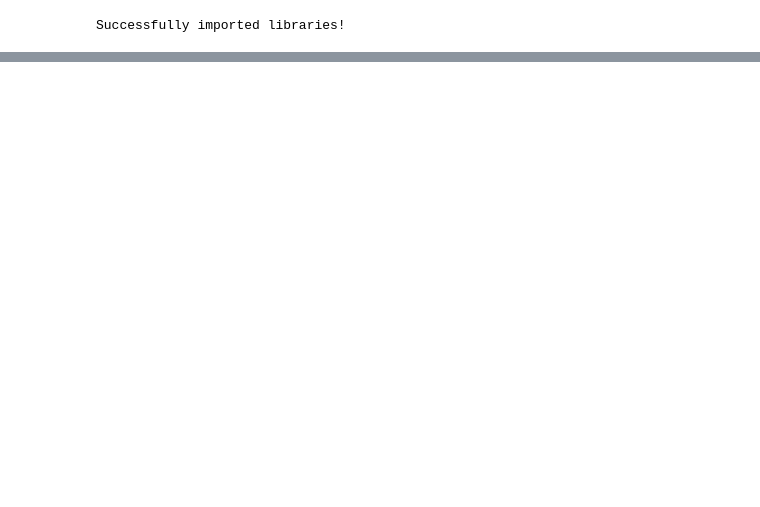
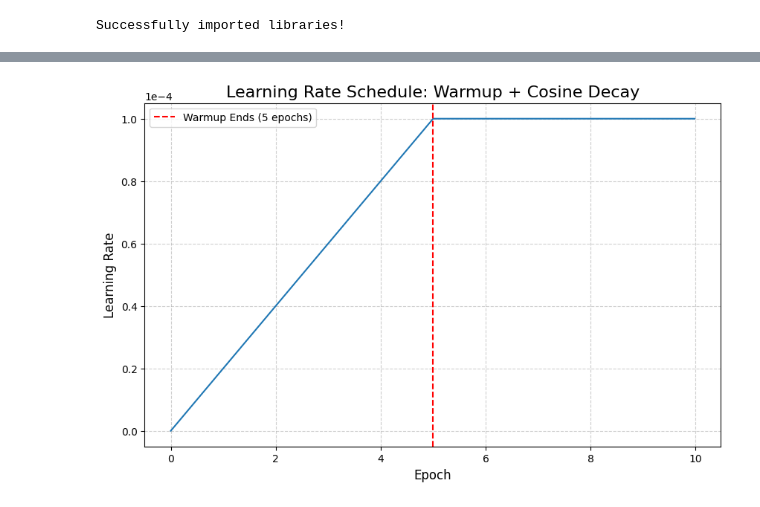
Before and after one commit to AntonStantan/matura, a Jupyter notebook: transformer/transformer1.ipynb, the cells around one changed output, grey strips where cells are left out. Drawn from its saved outputs; the diff is of its cells as text; code cells hidden in the pictures; blank space fills up the shorter version.

Commit message:
tweaking and playing around with transformer1

```diff
--- a/transformer/transformer1.ipynb
+++ b/transformer/transformer1.ipynb
@@ -203,15 +241,16 @@ class Transformer(tf.keras.Model):
 
         return final
 # %%
-num_layers = 6 #(original transformer size)
-num_heads = 8 #(original transformer size)
-d_model = 512 #(original transformer size)
-d_ff = 2048 #(original transformer size)
-dropout_rate = 0.1 #(original transformer size)
+# A smaller configuration to reduce overfitting
+num_layers = 2
+num_heads = 4
+d_model = 128
+d_ff = 512
+dropout_rate = 0.1  # Increased dropout
 max_seq_len = 16
 embedding_layer = Dense(d_model)
-batch_size = 16
-num_epochs= 50
+batch_size = 32
+num_epochs = 1000
 
 train_dataset = tf.data.Dataset.from_tensor_slices((x_train, y_train)).shuffle(len(x_train)).batch(batch_size)
 val_dataset = tf.data.Dataset.from_tensor_slices((x_val, y_val)).batch(batch_size)
@@ -282,8 +321,8 @@ class WarmupCosineDecay(tf.keras.optimizers.schedules.LearningRateSchedule):
 # --- Instantiate the new schedule ---
 # First, define the parameters
 warmup_epochs = 5
-num_epochs = 50 # This should match your training epochs
-batch_size = 16 # This must match the batch_size used in your dataset
+#num_epochs = 1000 # This should match your training epochs
+#batch_size = 16 # This must match the batch_size used in your dataset
 peak_lr = 1e-4
 
 # Calculate steps based on your data
@@ -299,6 +338,56 @@ lr_schedule = WarmupCosineDecay(
     decay_steps=decay_steps,
     alpha=0.1 # This means the LR will decay to 10% of peak_lr
 )
+# %%
+import matplotlib.pyplot as plt
+# Let's plot for 100 epochs to see the relevant part of the curve clearly
+num_epochs_to_plot = 10
+alpha = 0.1
+
+# --- Calculate the steps ---
+warmup_steps = warmup_epochs * steps_per_epoch
+total_steps_to_plot = num_epochs_to_plot * steps_per_epoch
+total_decay_steps = (num_epochs - warmup_epochs) * steps_per_epoch
+
+# --- Generate the learning rate values for each step ---
+steps = np.arange(total_steps_to_plot)
+learning_rates = np.zeros_like(steps, dtype=float)
+
+# 1. Warmup Phase
+# Linearly increases from 0 to peak_lr
+warmup_mask = steps < warmup_steps
+learning_rates[warmup_mask] = peak_lr * (steps[warmup_mask] / warmup_steps)
+
+# 2. Cosine Decay Phase
+decay_mask = steps >= warmup_steps
+decay_phase_steps = steps[decay_mask] - warmup_steps
+
+# Cosine decay formula
+cosine_decay = 0.5 * (1 + np.cos(np.pi * decay_phase_steps / total_decay_steps))
+decay_lr_values = (peak_lr - (peak_lr * alpha)) * cosine_decay + (peak_lr * alpha)
+learning_rates[decay_mask] = decay_lr_values
+
+# --- Create the plot ---
+# Convert steps to epochs for the x-axis
+epochs = steps / steps_per_epoch
+
+plt.figure(figsize=(10, 6))
+plt.plot(epochs, learning_rates)
+plt.title('Learning Rate Schedule: Warmup + Cosine Decay', fontsize=16)
+plt.xlabel('Epoch', fontsize=12)
+plt.ylabel('Learning Rate', fontsize=12)
+plt.grid(True, linestyle='--', alpha=0.6)
+
+# Add a vertical line to show where the warmup ends
+plt.axvline(x=warmup_epochs, color='r', linestyle='--', label=f'Warmup Ends ({warmup_epochs} epochs)')
+plt.legend()
+
+# Format the y-axis for better readability
+plt.ticklabel_format(style='sci', axis='y', scilimits=(0,0))
+
+plt.show()
+# %% [output]
+[figure, added]
 # %%
 transformer_model.compile(
     optimizer=tf.keras.optimizers.AdamW(
```
Also changed, not shown: parts of 7 cells of this notebook, 1 other file.
